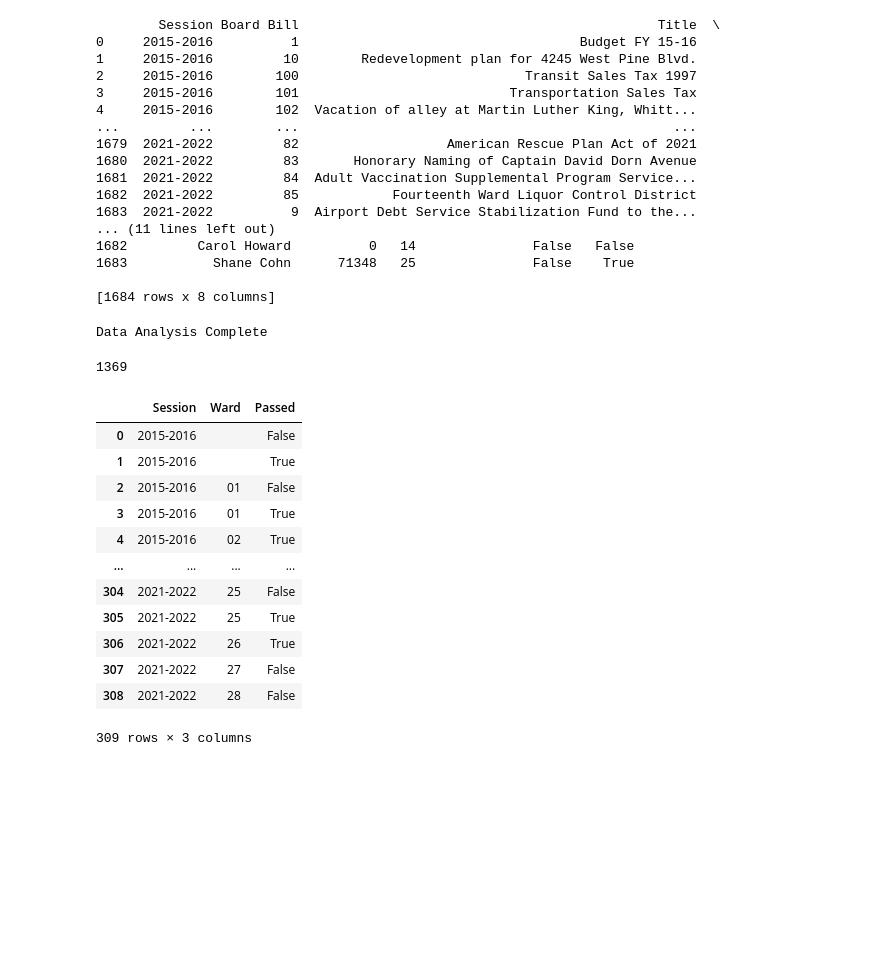
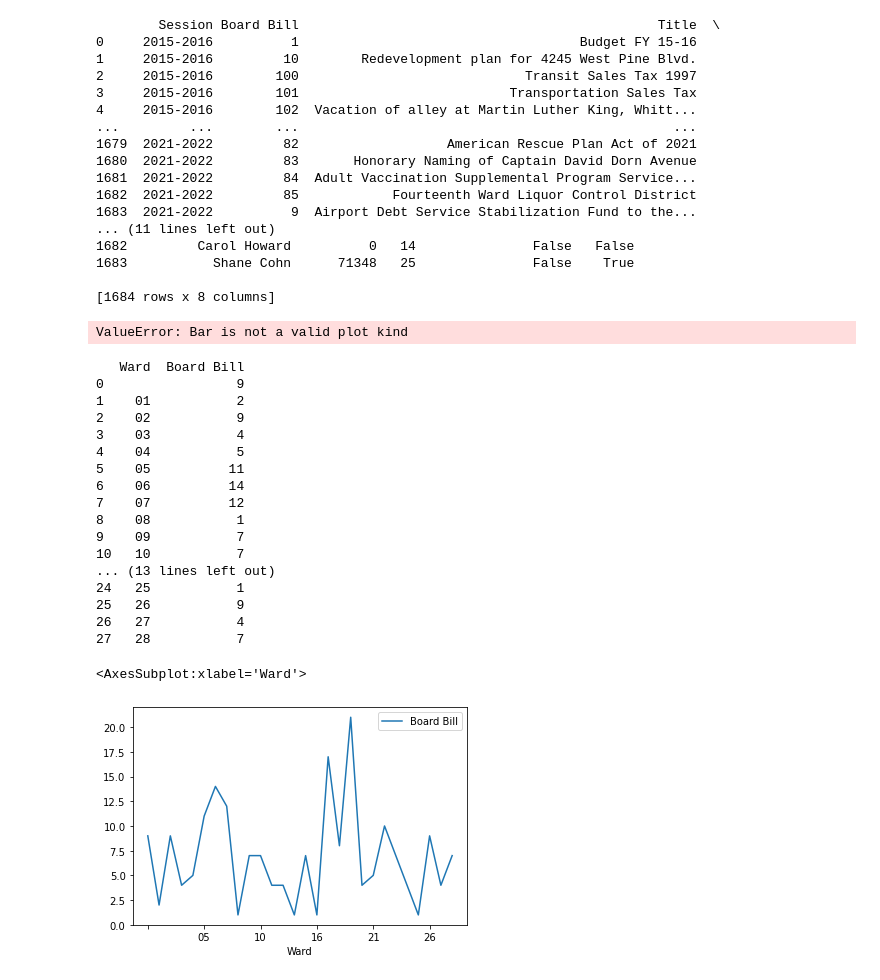
Before and after one commit to Miles-Larson/STL_Data_Experiments, a Jupyter notebook: stldata.io/boardbill_xml adventures.ipynb, the cells around one changed output. Drawn from its saved outputs; the diff is of its cells as text; code cells hidden in the pictures; blank space fills up the shorter version.

Commit message:
add plotting and add barebones queries

```diff
--- a/stldata.io/boardbill_xml adventures.ipynb
+++ b/stldata.io/boardbill_xml adventures.ipynb
@@ -141,13 +141,15 @@ class data_analysis():
 
         self.bills_passed_df = df.get(df['Passed']==True)
         self._groupby_example = df[['Passed', 'Board Bill']].groupby(['Passed']).count().copy().at[False,'Board Bill']
+
+        self.bills_per_ward_df = boardbill_df[['Session','Ward','Passed','Board Bill']].groupby(['Passed','Ward','Session'],0).count().reset_index().copy()
+        self.bills_per_alderman_df = boardbill_df[['Session','Alderman','Passed','Board Bill']].groupby(['Passed','Alderman','Session'],0).count().reset_index().copy()
+        self._2015_bb_passed = self.bills_per_ward_df.query('Passed == True & Session == "2015-2016"').get(['Ward','Board Bill']).copy()
+        self._2015_bb_passed_chart = self._2015_bb_passed.plot(x='Ward', y='Board Bill',kind='Bar')
+
         print('Data Analysis Complete')
 
 
 bb_data_analysis = data_analysis(boardbill_df)
 # %% [output]
-Data Analysis Complete
+ValueError: Bar is not a valid plot kind
-# %%
-len(btb_btb.session_ward_bills_passed_df)
-# %% [output]
-1369
@@ -154,34 +159,37 @@ len(btb_btb.session_ward_bills_passed_df)
 # %%
+temp = bb_data_analysis.bills_per_ward_df.get(bb_data_analysis.bills_per_ward_df['Passed']==True)
+del(temp['Passed'])
+temp = temp.get(temp['Session']=='2019-2020').copy()
+del(temp['Session'])
+temp = temp.reset_index().copy()
+del temp['index']
+print(temp)
 
+temp.plot(')
+#newdatatest.to_csv(path_or_buf=r'C:\Users\legis\Documents\dog.csv')
 
-
-
-
-analysis_1_df = boardbill_df[['Session','Ward','Passed']].copy()
-#print(analysis_1_df)
-
-analysis_1_df.update(analysis_1_df.sort_values(['Session', 'Ward','Passed'], ascending=[True, True, True]))
-
-analysis_1_df = analysis_1_df.groupby(by=['Session','Ward','Passed']).count()
-#analysis_1_df = analysis_1_df.groupby(by=['Session','Ward','Passed'],sort=False).count()
-analysis_1_df = analysis_1_df.reset_index()
-analysis_1_df
 #analysis_1_df.
 #the fact that it is returning a dataset without a print function indicates that it is returning a new object with that value.
 # Power concentrated over time graph
 
 #visualization of wards, use only yellow and dark grey. It is a power map.
 # %% [output]
-|  | Session | Ward | Passed |
-| 0 | 2015-2016 |  | False |
-| 1 | 2015-2016 |  | True |
-| 2 | 2015-2016 | 01 | False |
-| 3 | 2015-2016 | 01 | True |
-| 4 | 2015-2016 | 02 | True |
-| ... | ... | ... | ... |
-| 304 | 2021-2022 | 25 | False |
-| 305 | 2021-2022 | 25 | True |
-| 306 | 2021-2022 | 26 | True |
-| 307 | 2021-2022 | 27 | False |
-| 308 | 2021-2022 | 28 | False |
-309 rows × 3 columns
+   Ward  Board Bill
+0                 9
+1    01           2
+2    02           9
+3    03           4
+4    04           5
+5    05          11
+6    06          14
+7    07          12
+8    08           1
+9    09           7
+10   10           7
+... (13 lines left out)
+24   25           1
+25   26           9
+26   27           4
+27   28           7
+<AxesSubplot:xlabel='Ward'>
+[figure, added]
```
Also changed, not shown: parts of 1 cell of this notebook.
